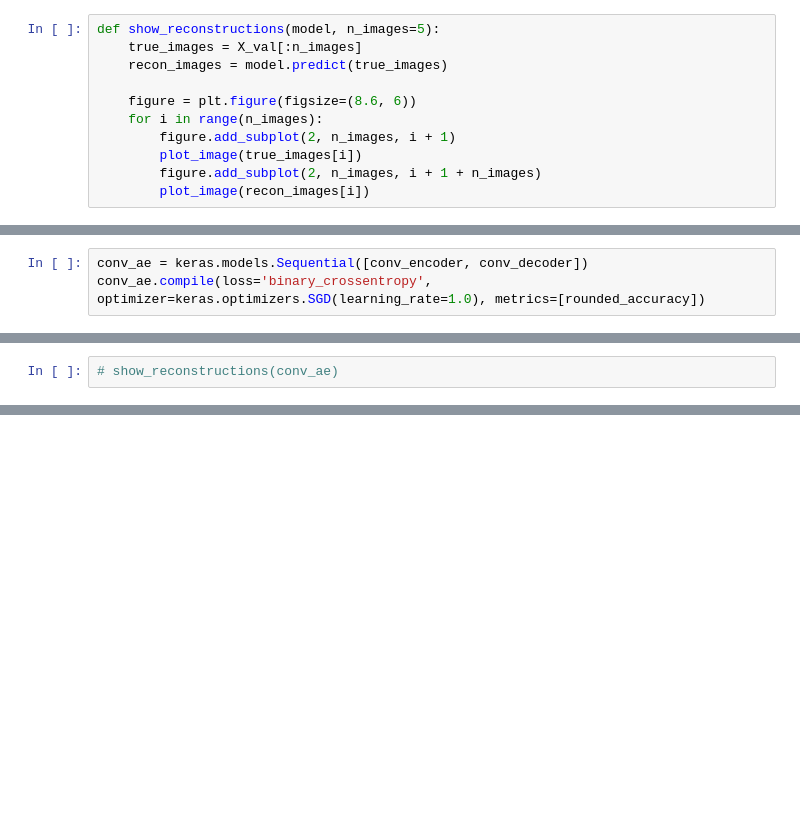
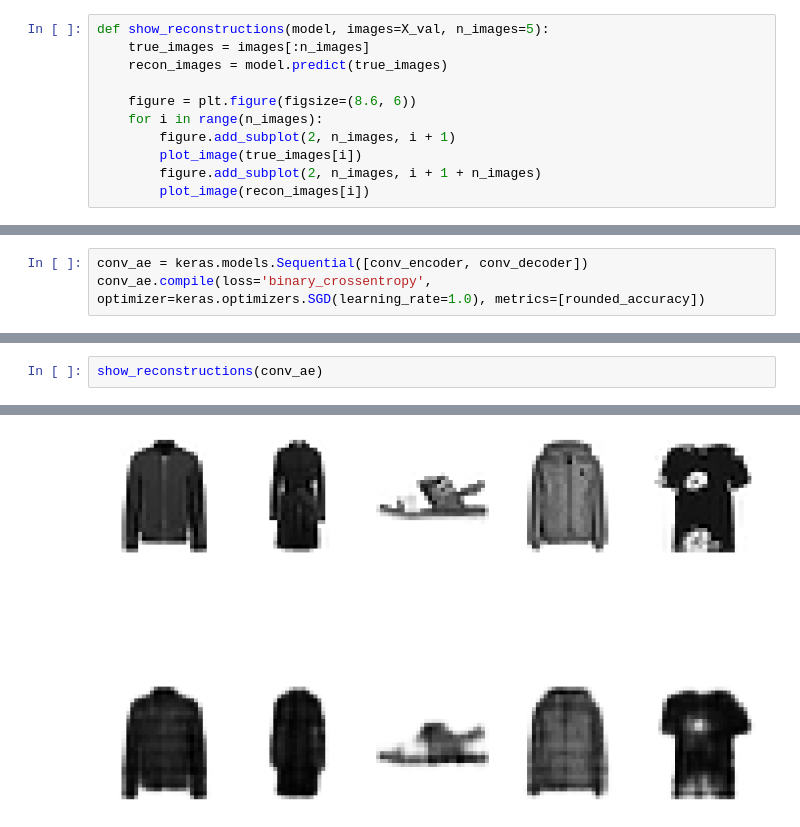
Before and after one commit to NickSlm/ml1, a Jupyter notebook: AutoEncoder.ipynb, the cells around one changed output, grey strips where cells are left out. Drawn from its saved outputs; the diff is of its cells as text; blank space fills up the shorter version.

```diff
--- a/AutoEncoder.ipynb
+++ b/AutoEncoder.ipynb
@@ -123,8 +123,8 @@ def plot_image(image):
     plt.imshow(image, cmap='binary')
     plt.axis('off')
 # %%
-def show_reconstructions(model, n_images=5):
-    true_images = X_val[:n_images]
+def show_reconstructions(model, images=X_val, n_images=5):
+    true_images = images[:n_images]
     recon_images = model.predict(true_images)
 
     figure = plt.figure(figsize=(8.6, 6))
@@ -242,2 +242,3 @@ Epoch 5/5
 # %%
-# show_reconstructions(conv_ae)
+show_reconstructions(conv_ae)
+# %% [output]
@@ -244,3 +246,4 @@ Epoch 5/5
+[figure, added]
 # %%
 conv_encoder.summary()
 conv_decoder.summary()
```
Also changed, not shown: parts of 27 cells of this notebook.
